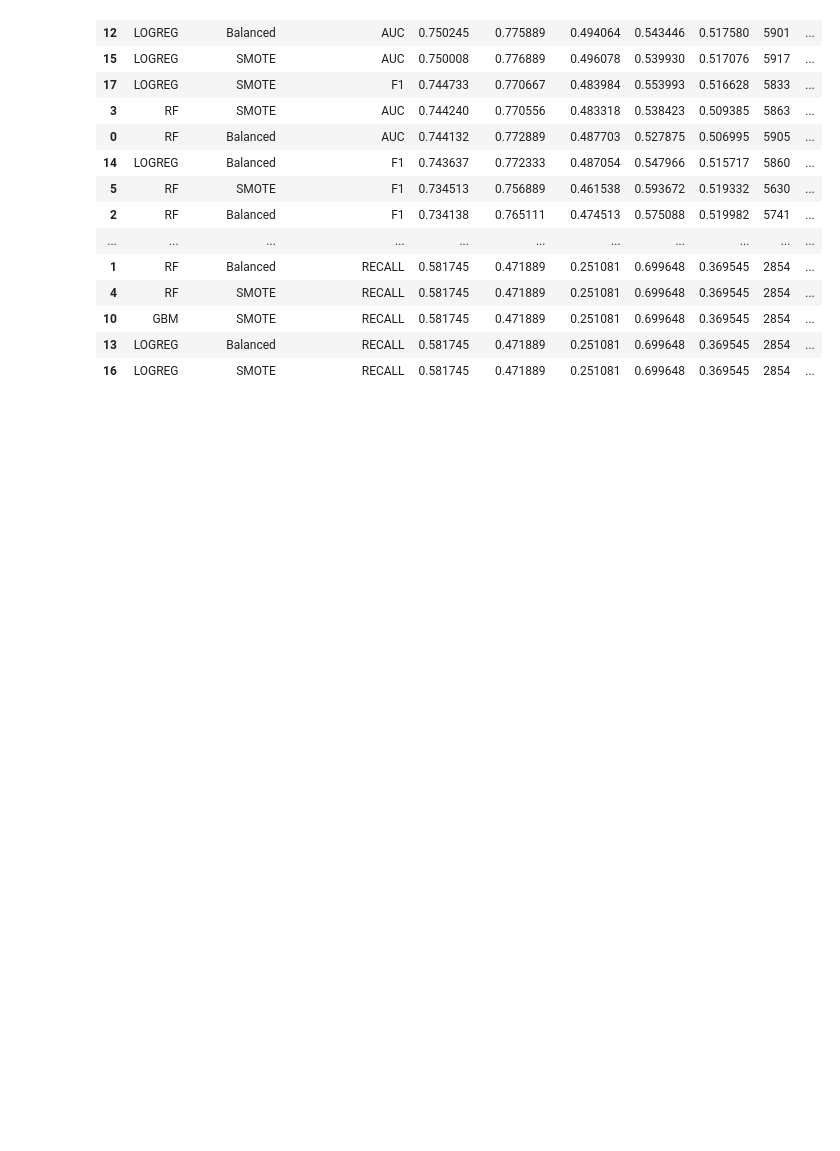
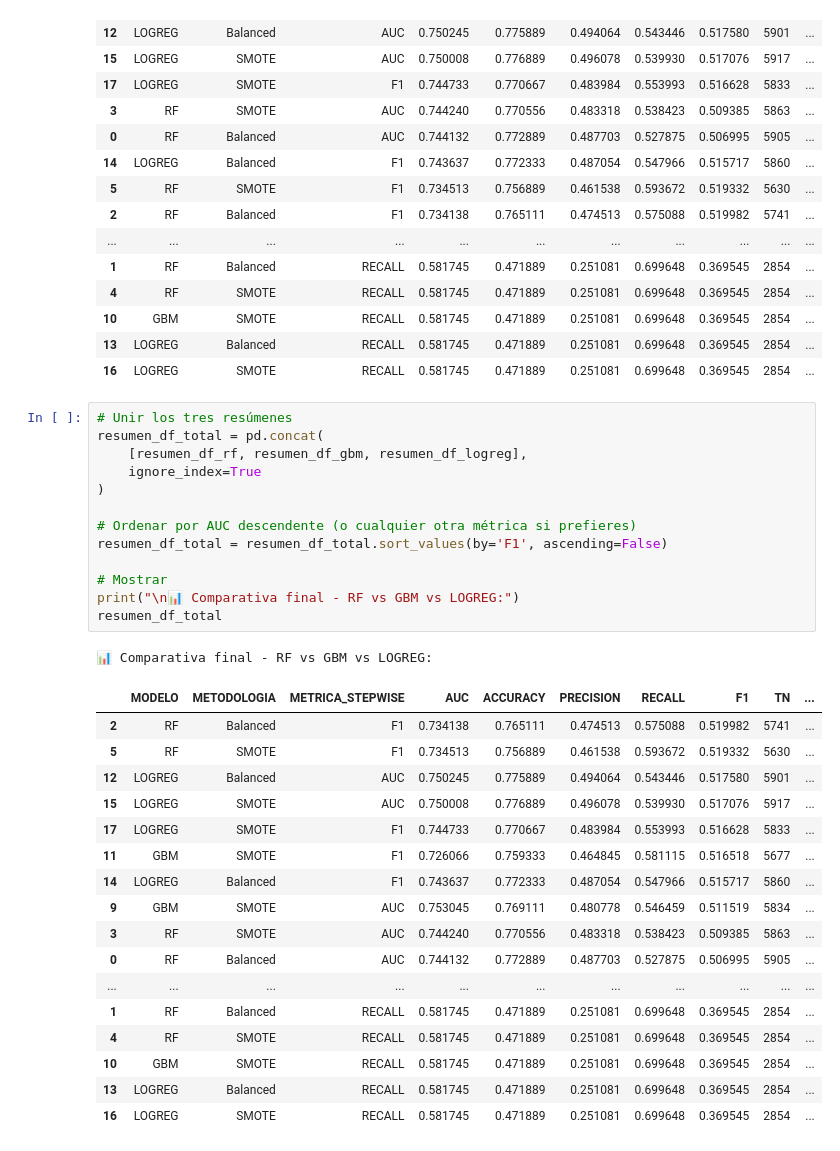
Before and after one commit to Sergi-06/Calibracion_Feedback1, a Jupyter notebook: Feedback1.ipynb, the cells around one changed output. Cells and saved outputs as stored; diff of their text form; blank space fills up the shorter version.

Commit message:
Resumen final

```diff
--- a/Feedback1.ipynb
+++ b/Feedback1.ipynb
@@ -1380,3 +1380,35 @@ resumen_df_total
 | 10 | GBM | SMOTE | RECALL | 0.581745 | 0.471889 | 0.251081 | 0.699648 | 0.369545 | 2854 | ... |
 | 13 | LOGREG | Balanced | RECALL | 0.581745 | 0.471889 | 0.251081 | 0.699648 | 0.369545 | 2854 | ... |
 | 16 | LOGREG | SMOTE | RECALL | 0.581745 | 0.471889 | 0.251081 | 0.699648 | 0.369545 | 2854 | ... |
+# %%
+# Unir los tres resúmenes
+resumen_df_total = pd.concat(
+    [resumen_df_rf, resumen_df_gbm, resumen_df_logreg],
+    ignore_index=True
+)
+
+# Ordenar por AUC descendente (o cualquier otra métrica si prefieres)
+resumen_df_total = resumen_df_total.sort_values(by='F1', ascending=False)
+
+# Mostrar
+print("\n📊 Comparativa final - RF vs GBM vs LOGREG:")
+resumen_df_total
+# %% [output]
+📊 Comparativa final - RF vs GBM vs LOGREG:
+|  | MODELO | METODOLOGIA | METRICA_STEPWISE | AUC | ACCURACY | PRECISION | RECALL | F1 | TN | ... |
+| 2 | RF | Balanced | F1 | 0.734138 | 0.765111 | 0.474513 | 0.575088 | 0.519982 | 5741 | ... |
+| 5 | RF | SMOTE | F1 | 0.734513 | 0.756889 | 0.461538 | 0.593672 | 0.519332 | 5630 | ... |
+| 12 | LOGREG | Balanced | AUC | 0.750245 | 0.775889 | 0.494064 | 0.543446 | 0.517580 | 5901 | ... |
+| 15 | LOGREG | SMOTE | AUC | 0.750008 | 0.776889 | 0.496078 | 0.539930 | 0.517076 | 5917 | ... |
+| 17 | LOGREG | SMOTE | F1 | 0.744733 | 0.770667 | 0.483984 | 0.553993 | 0.516628 | 5833 | ... |
+| 11 | GBM | SMOTE | F1 | 0.726066 | 0.759333 | 0.464845 | 0.581115 | 0.516518 | 5677 | ... |
+| 14 | LOGREG | Balanced | F1 | 0.743637 | 0.772333 | 0.487054 | 0.547966 | 0.515717 | 5860 | ... |
+| 9 | GBM | SMOTE | AUC | 0.753045 | 0.769111 | 0.480778 | 0.546459 | 0.511519 | 5834 | ... |
+| 3 | RF | SMOTE | AUC | 0.744240 | 0.770556 | 0.483318 | 0.538423 | 0.509385 | 5863 | ... |
+| 0 | RF | Balanced | AUC | 0.744132 | 0.772889 | 0.487703 | 0.527875 | 0.506995 | 5905 | ... |
+| ... | ... | ... | ... | ... | ... | ... | ... | ... | ... | ... |
+| 1 | RF | Balanced | RECALL | 0.581745 | 0.471889 | 0.251081 | 0.699648 | 0.369545 | 2854 | ... |
+| 4 | RF | SMOTE | RECALL | 0.581745 | 0.471889 | 0.251081 | 0.699648 | 0.369545 | 2854 | ... |
+| 10 | GBM | SMOTE | RECALL | 0.581745 | 0.471889 | 0.251081 | 0.699648 | 0.369545 | 2854 | ... |
+| 13 | LOGREG | Balanced | RECALL | 0.581745 | 0.471889 | 0.251081 | 0.699648 | 0.369545 | 2854 | ... |
+| 16 | LOGREG | SMOTE | RECALL | 0.581745 | 0.471889 | 0.251081 | 0.699648 | 0.369545 | 2854 | ... |
```
